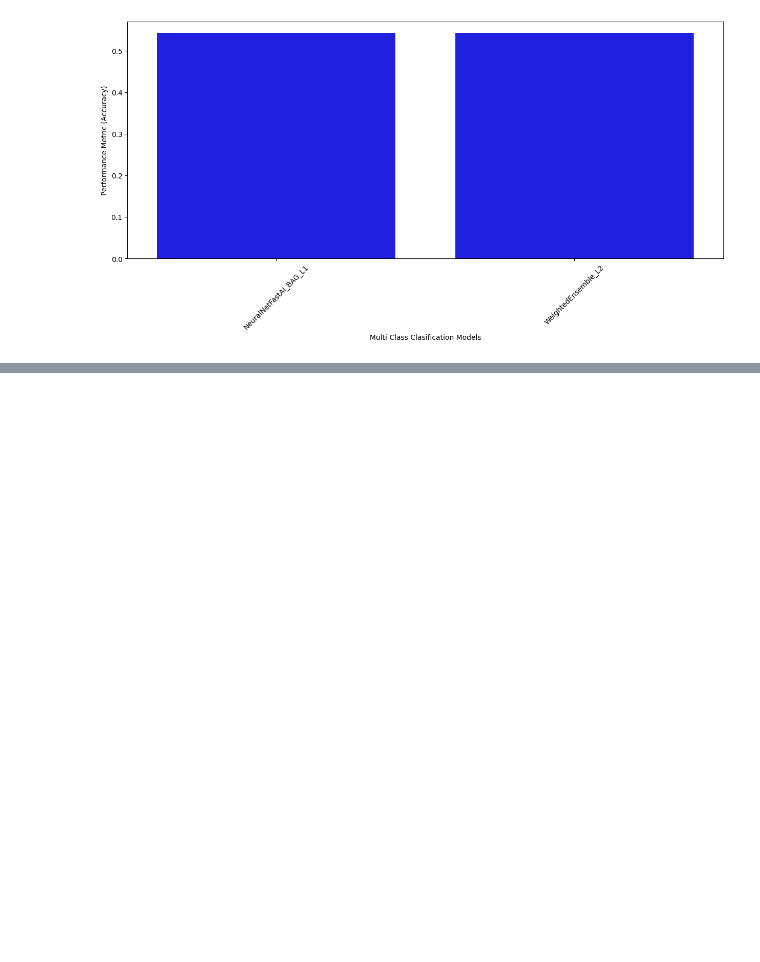
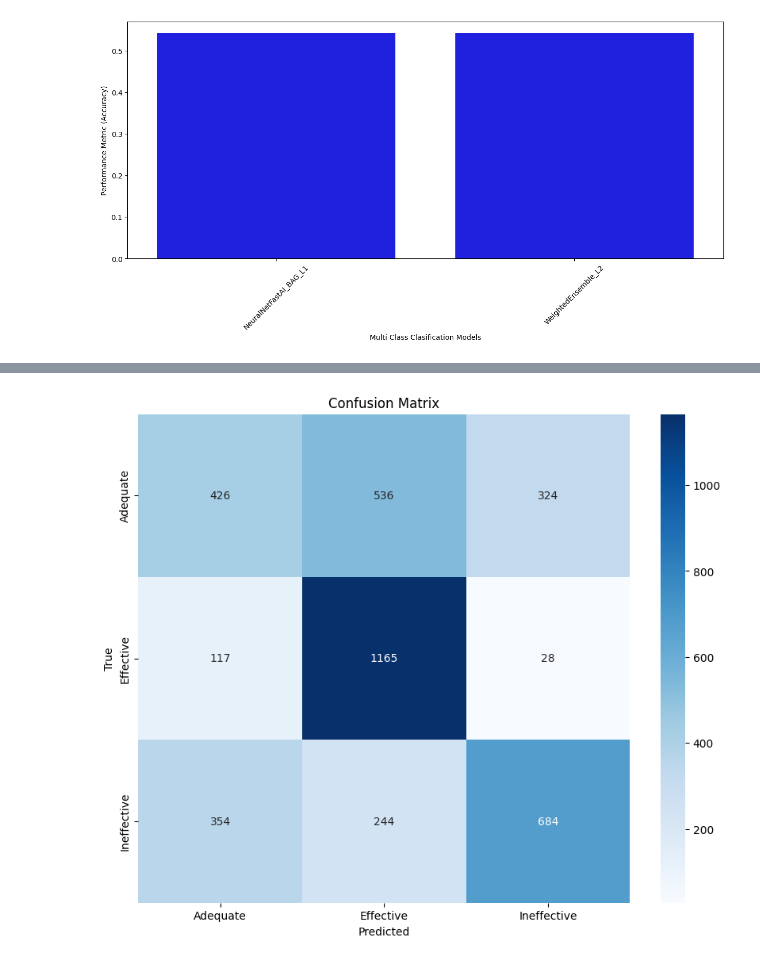
Before and after one commit to Diego-CB/DS-Proyecto, a Jupyter notebook: modelo/Autogluon.ipynb, the cells around one changed output, grey strips where cells are left out. Cells and saved outputs as stored; diff of their text form; code cells hidden in the pictures; blank space fills up the shorter version.

```diff
--- a/modelo/Autogluon.ipynb
+++ b/modelo/Autogluon.ipynb
@@ -225,0 +252,10 @@ or post issues on GitHub: https://github.com/autogluon/autogluon
+# %%
+from sklearn.metrics import classification_report
+y_pred = predictor_loaded.predict(X_test)
+
+# Calcular el informe de clasificación
+report = classification_report(y_test, y_pred)
+
+# Imprimir el informe
+print("Informe de Clasificación:")
+print(report)
@@ -225,0 +273,19 @@ or post issues on GitHub: https://github.com/autogluon/autogluon
+# %%
+from sklearn.metrics import confusion_matrix, f1_score
+import pandas as pd
+
+# Obtener la matriz de confusión
+conf_matrix = confusion_matrix(y_test, y_pred)
+
+# Convertir la matriz de confusión a un DataFrame de pandas para una mejor visualización
+conf_matrix_df = pd.DataFrame(conf_matrix, columns=predictor_loaded.class_labels, index=predictor_loaded.class_labels)
+
+import seaborn as sns
+plt.figure(figsize=(10, 8))
+sns.heatmap(conf_matrix, annot=True, fmt="d", cmap="Blues", xticklabels=predictor_loaded.class_labels, yticklabels=predictor_loaded.class_labels)
+plt.xlabel("Predicted")
+plt.ylabel("True")
+plt.title("Confusion Matrix")
+plt.show()
+# %% [output]
+[figure, added]
```
Also changed, not shown: parts of 14 cells of this notebook.
